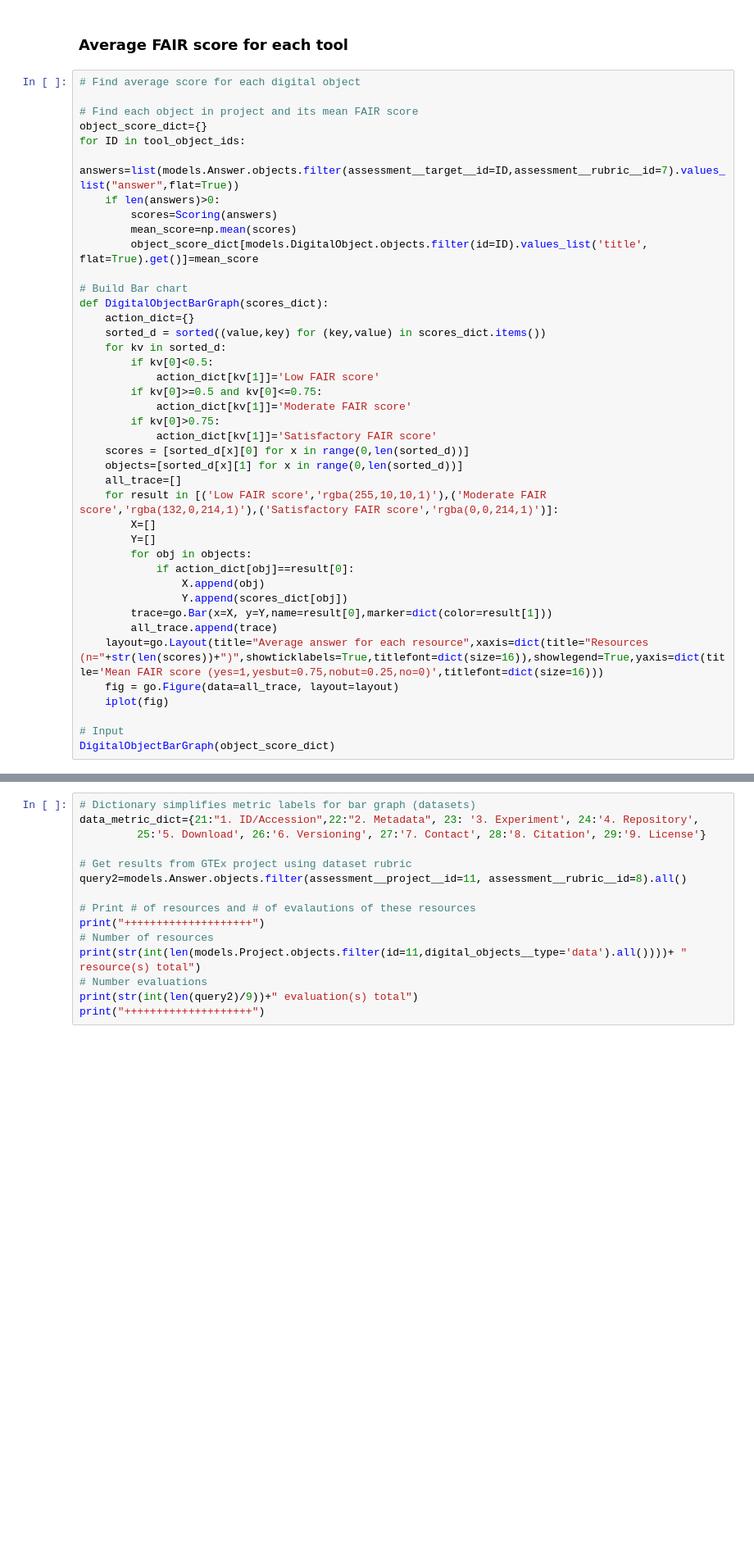
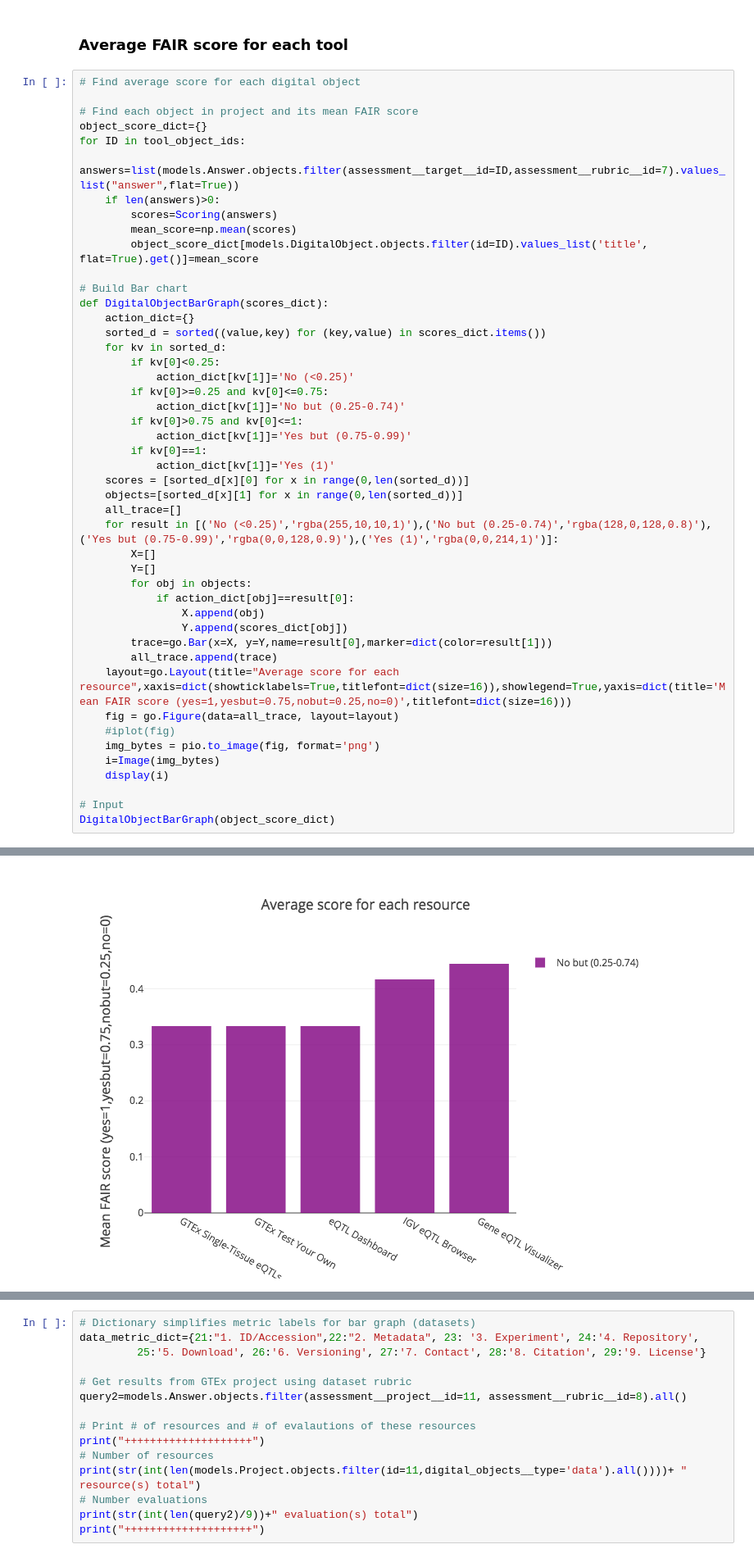
Before and after one commit to MaayanLab/GTEx_FAIR_Assessment, a Jupyter notebook: GTEX_Tools_and_Datasets_FAIR_assessments.ipynb, the cells around one changed output, grey strips where cells are left out. Shown: that part at 82% size. Drawn from its saved outputs; the diff is of its cells as text; blank space fills up the shorter version.

```diff
--- a/GTEX_Tools_and_Datasets_FAIR_assessments.ipynb
+++ b/GTEX_Tools_and_Datasets_FAIR_assessments.ipynb
@@ -182,16 +188,18 @@ def DigitalObjectBarGraph(scores_dict):
     action_dict={}
     sorted_d = sorted((value,key) for (key,value) in scores_dict.items())
     for kv in sorted_d:
-        if kv[0]<0.5:
-            action_dict[kv[1]]='Low FAIR score'
-        if kv[0]>=0.5 and kv[0]<=0.75:
-            action_dict[kv[1]]='Moderate FAIR score'
-        if kv[0]>0.75:
-            action_dict[kv[1]]='Satisfactory FAIR score'
+        if kv[0]<0.25:
+            action_dict[kv[1]]='No (<0.25)'
+        if kv[0]>=0.25 and kv[0]<=0.75:
+            action_dict[kv[1]]='No but (0.25-0.74)'
+        if kv[0]>0.75 and kv[0]<=1:
+            action_dict[kv[1]]='Yes but (0.75-0.99)'
+        if kv[0]==1:
+            action_dict[kv[1]]='Yes (1)'
     scores = [sorted_d[x][0] for x in range(0,len(sorted_d))]
     objects=[sorted_d[x][1] for x in range(0,len(sorted_d))]
     all_trace=[]
-    for result in [('Low FAIR score','rgba(255,10,10,1)'),('Moderate FAIR score','rgba(132,0,214,1)'),('Satisfactory FAIR score','rgba(0,0,214,1)')]:
+    for result in [('No (<0.25)','rgba(255,10,10,1)'),('No but (0.25-0.74)','rgba(128,0,128,0.8)'),('Yes but (0.75-0.99)','rgba(0,0,128,0.9)'),('Yes (1)','rgba(0,0,214,1)')]:
         X=[]
         Y=[]
         for obj in objects:
@@ -200,9 +208,12 @@ def DigitalObjectBarGraph(scores_dict):
                 Y.append(scores_dict[obj])
         trace=go.Bar(x=X, y=Y,name=result[0],marker=dict(color=result[1]))
         all_trace.append(trace)
-    layout=go.Layout(title="Average answer for each resource",xaxis=dict(title="Resources (n="+str(len(scores))+")",showticklabels=True,titlefont=dict(size=16)),showlegend=True,yaxis=dict(title='Mean FAIR score (yes=1,yesbut=0.75,nobut=0.25,no=0)',titlefont=dict(size=16)))
+    layout=go.Layout(title="Average score for each resource",xaxis=dict(showticklabels=True,titlefont=dict(size=16)),showlegend=True,yaxis=dict(title='Mean FAIR score (yes=1,yesbut=0.75,nobut=0.25,no=0)',titlefont=dict(size=16)))
     fig = go.Figure(data=all_trace, layout=layout)
-    iplot(fig)
+    #iplot(fig)
+    img_bytes = pio.to_image(fig, format='png')
+    i=Image(img_bytes)
+    display(i)
 
 # Input
 DigitalObjectBarGraph(object_score_dict)
@@ -210,0 +221 @@ DigitalObjectBarGraph(object_score_dict)
+[figure, added]
```
Also changed, not shown: parts of 15 cells of this notebook.
